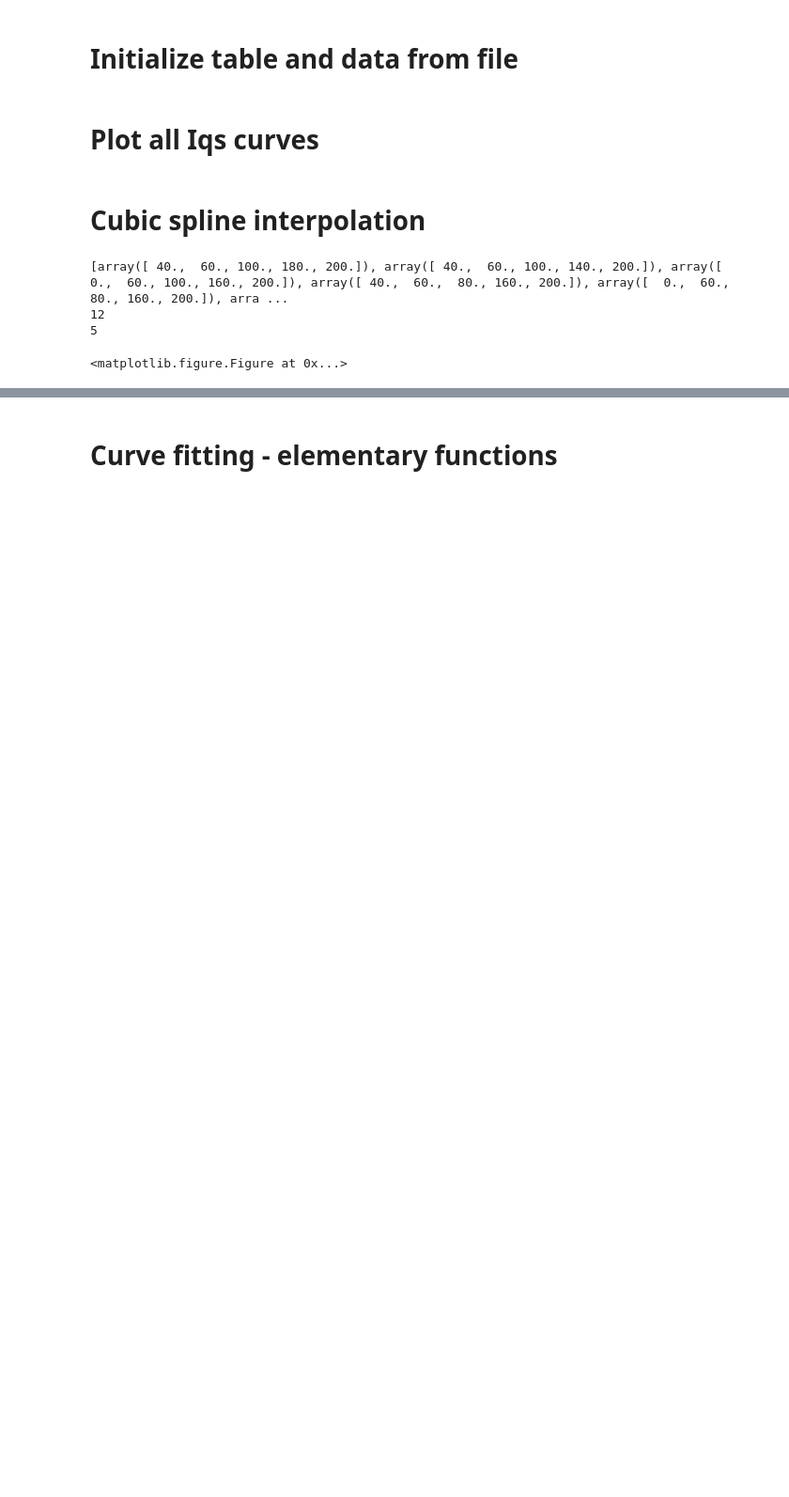
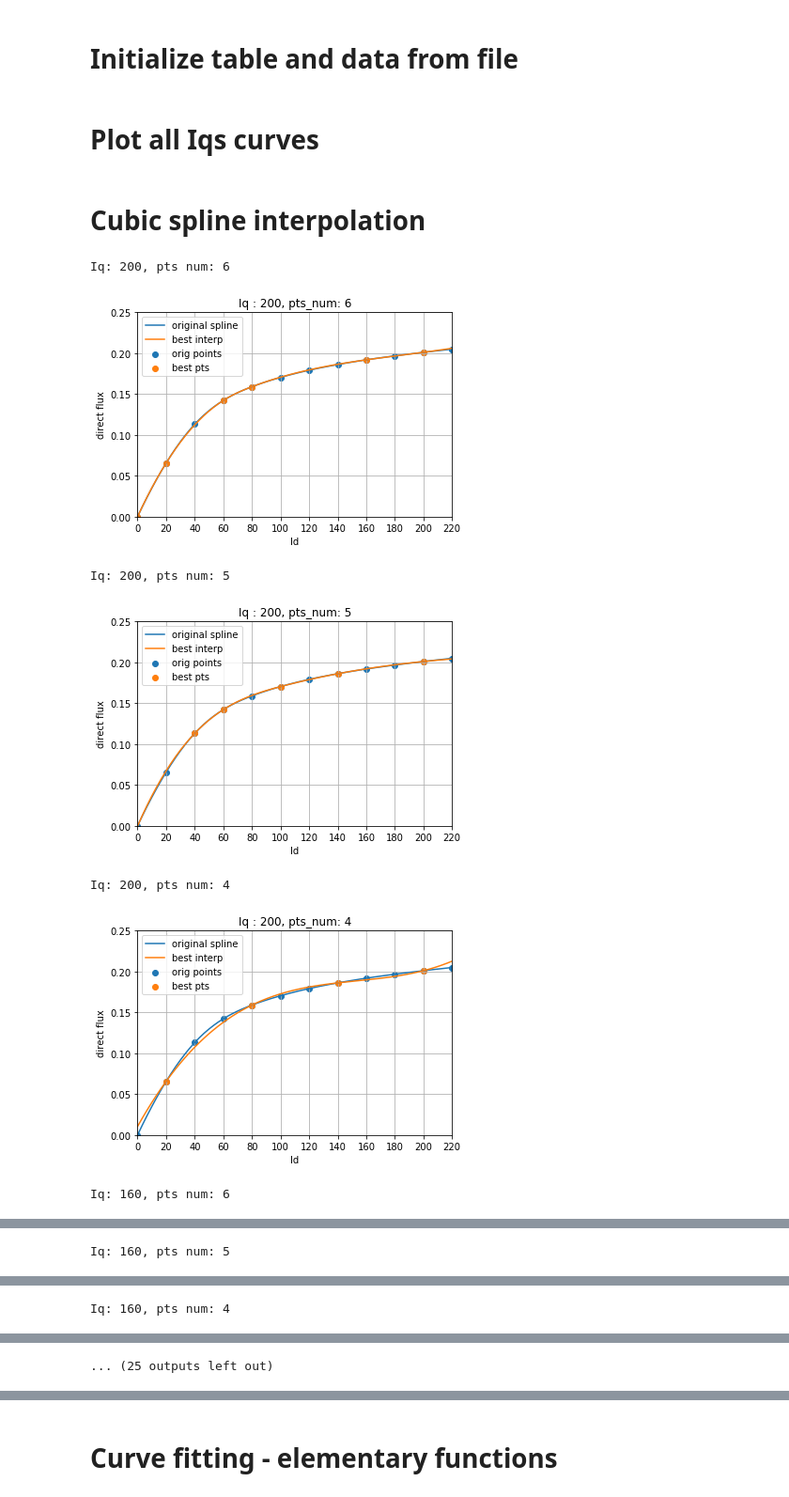
Before and after one commit to gleotescu/iq_interpolation, a Jupyter notebook: curve.ipynb, the cells around one changed output, grey strips where cells are left out. Shown at 94% size. Cells and saved outputs as stored; diff of their text form; code cells hidden in the pictures; blank space fills up the shorter version.

```diff
--- a/curve.ipynb
+++ b/curve.ipynb
@@ -117,6 +117,7 @@ for curve in curve_indices: #pentru fiecare curba Iq
     baseline = interpolate.splev(x_new, tck, der=0)
 
     row = ['%s %d' % (Is, iqs[curve])]
+    best_5_points =[]
 
     for points_num in sub_points_num:
         # store best configuration
@@ -131,60 +132,57 @@ for curve in curve_indices: #pentru fiecare curba Iq
             x_     = x[pts]
             y_     = y[pts]
             tck_   = interpolate.splrep(x_, y_, s=0)
             y_new_ = interpolate.splev(x_new, tck_, der=0)
 
             # error -- difference between baseline interp curve and current one
             error = sum_squared_error(baseline, y_new_)
 
             if error < best_error:
                 best_error  = error
                 best_pts    = (x_, y_)
                 best_interp = (x_new, y_new_)
 
                 # interpolate in target points + evaluate error
                 gr_interp = interpolate.splev(x, tck_, der=0)
                 best_err_gr = sum_squared_error(y, gr_interp)
 
         if points_num == 5:
-            x_best_5_pts.append(best_pts[0])
-            y_best_5_pts.append(best_pts[1])
+            best_5_points = best_pts[0]
+            x_best_5_pts.append(best_pts[0])#to be used for linear interp
+            y_best_5_pts.append(best_pts[1])#to be used for linear interp
 
         row.append(best_err_gr)
 
         if curve in curves_for_plot and points_num in pts_for_plot:
-            #print('%s: %d, pts num: %d' % (Is,iqs[curve], points_num))
+            print('%s: %d, pts num: %d' % (Is,iqs[curve], points_num))
             plt.clf()
-            #plt.scatter(x, y, label='orig points')
-            #plt.plot(x_new, baseline, label='original spline')
-#             plt.scatter(best_pts[0], best_pts[1], label='best pts')
-#             plt.plot(best_interp[0], best_interp[1], label='best interp')
+            plt.scatter(x, y, label='orig points')
+            plt.plot(x_new, baseline, label='original spline')
+            plt.scatter(best_pts[0], best_pts[1], label='best pts')
+            plt.plot(best_interp[0], best_interp[1], label='best interp')
 
-#             plt.ylim([0, 0.25])
-#             plt.xlim([0, 220])
-#             plt.xticks(ids)
-#             plt.xlabel(xLabel)
-#             plt.ylabel(yLabel)
-#             plt.legend(loc='best')
-#             plt.title('%s : %d, pts_num: %d' % (Is,iqs[curve], points_num))
-#             plt.grid()
-            #plt.show()
+            plt.ylim([0, 0.25])
+            plt.xlim([0, 220])
+            plt.xticks(ids)
+            plt.xlabel(xLabel)
+            plt.ylabel(yLabel)
+            plt.legend(loc='best')
+            plt.title('%s : %d, pts_num: %d' % (Is,iqs[curve], points_num))
+            plt.grid()
+            plt.show()
 
-    row.append(x_best_5_pts)
+    row.append(best_5_points)
     rows.append(row)
 
 
-#print('Interpolation error ( sum squared error * 10 ^ 6)')
+print('Interpolation error ( sum squared error * 10 ^ 6)')
 table = plotTable(headers=headers, rows=rows, column_width=True, precision=5)
-#print(table)
-
-# print(curve_indices)
-# print(x)
-# print(iqs)
-print(x_best_5_pts)
-print(len(x_best_5_pts))
-print(len(x_best_5_pts[0]))
+print(table)
 # %% [output]
-[array([ 40.,  60., 100., 180., 200.]), array([ 40.,  60., 100., 140., 200.]), array([  0.,  60., 100., 160., 200.]), array([ 40.,  60.,  80., 160., 200.]), array([  0.,  60.,  80., 160., 200.]), arra ...
-12
-5
+Iq: 200, pts num: 6
+[figure, added]
-<matplotlib.figure.Figure at 0x...>
+Iq: 200, pts num: 5
+[figure, added]
+Iq: 200, pts num: 4
+[figure, added]
+Iq: 160, pts num: 6
@@ -190,0 +190 @@ print(len(x_best_5_pts[0]))
+Iq: 160, pts num: 5
@@ -190,0 +192 @@ print(len(x_best_5_pts[0]))
+Iq: 160, pts num: 4
@@ -191 +194,2 @@ print(len(x_best_5_pts[0]))
+... (25 outputs left out)
 # %% [markdown]
```
Also changed, not shown: parts of 5 cells of this notebook.
